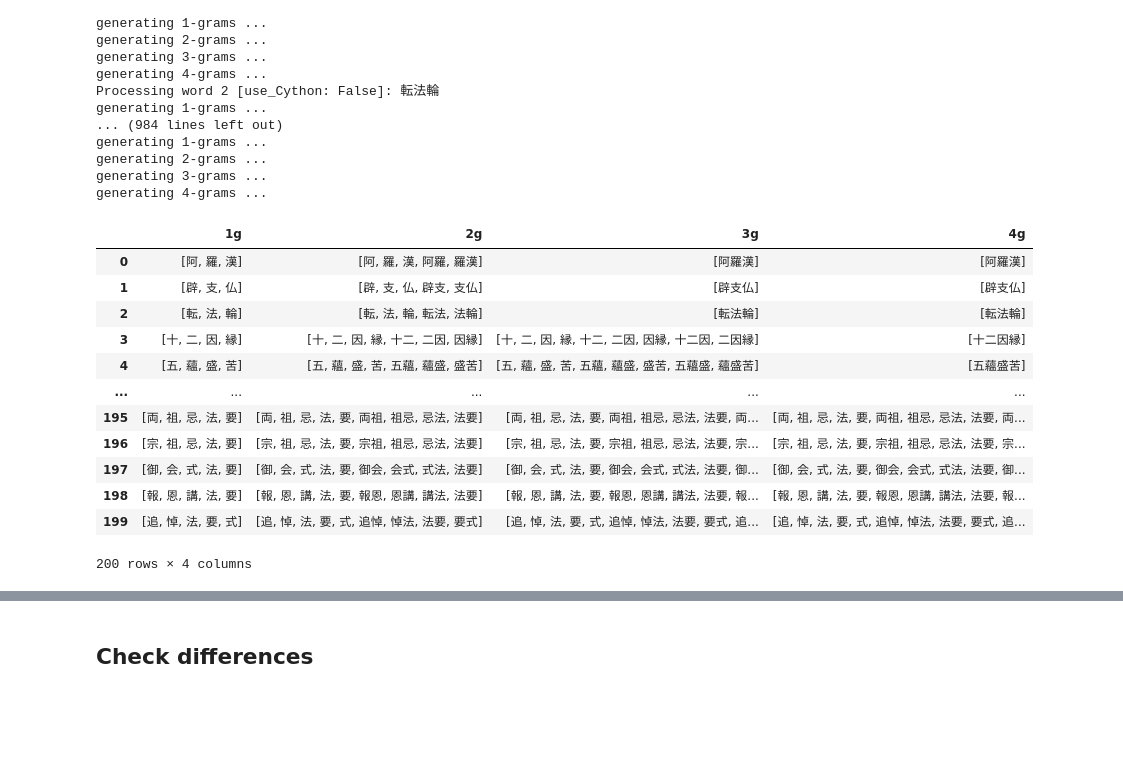
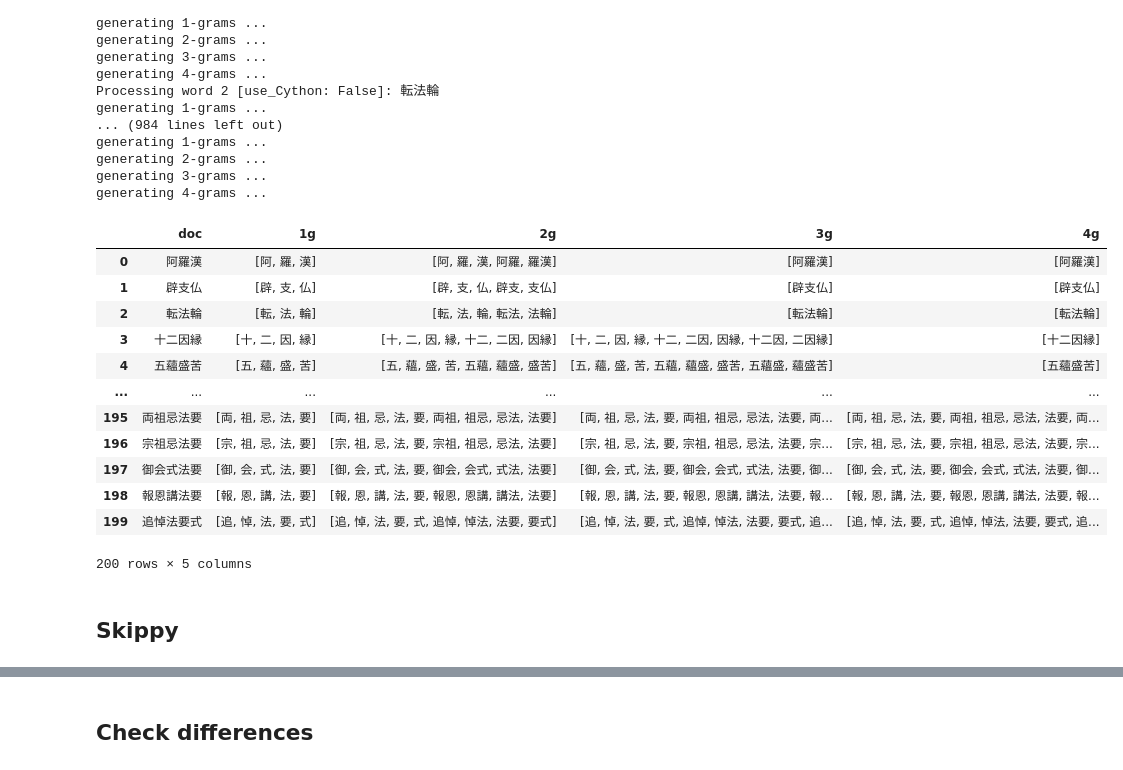
Before and after one commit to kow-k/generators-of-skippy-ngrams, a Jupyter notebook: test-gen2_ngrams.ipynb, the cells around one changed output, grey strips where cells are left out. Saved outputs shown, nothing was run; the diff lists cells and outputs as text; code cells hidden in the pictures; blank space fills up the shorter version.

```diff
--- a/test-gen2_ngrams.ipynb
+++ b/test-gen2_ngrams.ipynb
@@ -140,17 +139,0 @@ df = pd.DataFrame(columns = used_columns)
-# %%
-## generate extended skippy n-grams
-import re, unicodedata
-for i, doc in enumerate(docs):
-    ## update df for word
-    df.loc[i,'doc'] = doc
-
-    print(f"Processing word {i} [use_Cython: {use_Cython}]: {doc}")
-    ## Unicode normalization is necessay to proper handling of accents in languages like Irish and Welsh
-    word_segs = [ seg for seg in re.split(segmenter, unicodedata.normalize('NFC', doc)) if len(seg) > 0 ]
-    for j in range(1, max_n_for_ngram + 1):
-        print(f"generating extended skippy {j}-grams ...")
-        ngrams = gen_ngrams.gen_skippy_ngrams(word_segs, j, j, extended = True, inclusive = ngram_is_inclusive, max_gap_size = max_gap_size, sep = sep_local, as_list = generated_as_list, check = False)
-        if check:
-            print(ngrams)
-        ## update df
-        df.loc[i, f'xsk{j}g'] = ngrams
@@ -193,13 +139,0 @@ df[columns0 + columns3]
-# %%
-## generate regular skippy n-grams
-import re
-for i, doc in enumerate(docs):
-    print(f"Processing word {i} [use_Cython: {use_Cython}]: {doc}")
-    word_segs = [ seg for seg in re.split(segmenter, doc) if len(seg) > 0 ]
-    for j in range(1, max_n_for_ngram + 1):
-        print(f"generating skippy {j}-grams ...")
-        ngrams = gen_ngrams.gen_skippy_ngrams(word_segs, j, j, extended = False, inclusive = ngram_is_inclusive, max_gap_size = max_gap_size, sep = sep_local, as_list = generated_as_list, check = False)
-        if check:
-            print(ngrams)
-        ## update df
-        df.loc[i, f'sk{j}g'] = ngrams
@@ -274,18 +174,20 @@ generating 2-grams ...
 generating 3-grams ...
 generating 4-grams ...
 # %%
-df[columns1]
+df[columns0 + columns1]
 # %% [output]
-|  | 1g | 2g | 3g | 4g |
-| 0 | [阿, 羅, 漢] | [阿, 羅, 漢, 阿羅, 羅漢] | [阿羅漢] | [阿羅漢] |
-| 1 | [辟, 支, 仏] | [辟, 支, 仏, 辟支, 支仏] | [辟支仏] | [辟支仏] |
-| 2 | [転, 法, 輪] | [転, 法, 輪, 転法, 法輪] | [転法輪] | [転法輪] |
-| 3 | [十, 二, 因, 縁] | [十, 二, 因, 縁, 十二, 二因, 因縁] | [十, 二, 因, 縁, 十二, 二因, 因縁, 十二因, 二因縁] | [十二因縁] |
-| 4 | [五, 蘊, 盛, 苦] | [五, 蘊, 盛, 苦, 五蘊, 蘊盛, 盛苦] | [五, 蘊, 盛, 苦, 五蘊, 蘊盛, 盛苦, 五蘊盛, 蘊盛苦] | [五蘊盛苦] |
-| ... | ... | ... | ... | ... |
-| 195 | [両, 祖, 忌, 法, 要] | [両, 祖, 忌, 法, 要, 両祖, 祖忌, 忌法, 法要] | [両, 祖, 忌, 法, 要, 両祖, 祖忌, 忌法, 法要, 両... | [両, 祖, 忌, 法, 要, 両祖, 祖忌, 忌法, 法要, 両... |
-| 196 | [宗, 祖, 忌, 法, 要] | [宗, 祖, 忌, 法, 要, 宗祖, 祖忌, 忌法, 法要] | [宗, 祖, 忌, 法, 要, 宗祖, 祖忌, 忌法, 法要, 宗... | [宗, 祖, 忌, 法, 要, 宗祖, 祖忌, 忌法, 法要, 宗... |
-| 197 | [御, 会, 式, 法, 要] | [御, 会, 式, 法, 要, 御会, 会式, 式法, 法要] | [御, 会, 式, 法, 要, 御会, 会式, 式法, 法要, 御... | [御, 会, 式, 法, 要, 御会, 会式, 式法, 法要, 御... |
-| 198 | [報, 恩, 講, 法, 要] | [報, 恩, 講, 法, 要, 報恩, 恩講, 講法, 法要] | [報, 恩, 講, 法, 要, 報恩, 恩講, 講法, 法要, 報... | [報, 恩, 講, 法, 要, 報恩, 恩講, 講法, 法要, 報... |
-| 199 | [追, 悼, 法, 要, 式] | [追, 悼, 法, 要, 式, 追悼, 悼法, 法要, 要式] | [追, 悼, 法, 要, 式, 追悼, 悼法, 法要, 要式, 追... | [追, 悼, 法, 要, 式, 追悼, 悼法, 法要, 要式, 追... |
+|  | doc | 1g | 2g | 3g | 4g |
+| 0 | 阿羅漢 | [阿, 羅, 漢] | [阿, 羅, 漢, 阿羅, 羅漢] | [阿羅漢] | [阿羅漢] |
+| 1 | 辟支仏 | [辟, 支, 仏] | [辟, 支, 仏, 辟支, 支仏] | [辟支仏] | [辟支仏] |
+| 2 | 転法輪 | [転, 法, 輪] | [転, 法, 輪, 転法, 法輪] | [転法輪] | [転法輪] |
+| 3 | 十二因縁 | [十, 二, 因, 縁] | [十, 二, 因, 縁, 十二, 二因, 因縁] | [十, 二, 因, 縁, 十二, 二因, 因縁, 十二因, 二因縁] | [十二因縁] |
+| 4 | 五蘊盛苦 | [五, 蘊, 盛, 苦] | [五, 蘊, 盛, 苦, 五蘊, 蘊盛, 盛苦] | [五, 蘊, 盛, 苦, 五蘊, 蘊盛, 盛苦, 五蘊盛, 蘊盛苦] | [五蘊盛苦] |
+| ... | ... | ... | ... | ... | ... |
+| 195 | 両祖忌法要 | [両, 祖, 忌, 法, 要] | [両, 祖, 忌, 法, 要, 両祖, 祖忌, 忌法, 法要] | [両, 祖, 忌, 法, 要, 両祖, 祖忌, 忌法, 法要, 両... | [両, 祖, 忌, 法, 要, 両祖, 祖忌, 忌法, 法要, 両... |
+| 196 | 宗祖忌法要 | [宗, 祖, 忌, 法, 要] | [宗, 祖, 忌, 法, 要, 宗祖, 祖忌, 忌法, 法要] | [宗, 祖, 忌, 法, 要, 宗祖, 祖忌, 忌法, 法要, 宗... | [宗, 祖, 忌, 法, 要, 宗祖, 祖忌, 忌法, 法要, 宗... |
+| 197 | 御会式法要 | [御, 会, 式, 法, 要] | [御, 会, 式, 法, 要, 御会, 会式, 式法, 法要] | [御, 会, 式, 法, 要, 御会, 会式, 式法, 法要, 御... | [御, 会, 式, 法, 要, 御会, 会式, 式法, 法要, 御... |
+| 198 | 報恩講法要 | [報, 恩, 講, 法, 要] | [報, 恩, 講, 法, 要, 報恩, 恩講, 講法, 法要] | [報, 恩, 講, 法, 要, 報恩, 恩講, 講法, 法要, 報... | [報, 恩, 講, 法, 要, 報恩, 恩講, 講法, 法要, 報... |
+| 199 | 追悼法要式 | [追, 悼, 法, 要, 式] | [追, 悼, 法, 要, 式, 追悼, 悼法, 法要, 要式] | [追, 悼, 法, 要, 式, 追悼, 悼法, 法要, 要式, 追... | [追, 悼, 法, 要, 式, 追悼, 悼法, 法要, 要式, 追... |
-200 rows × 4 columns
+200 rows × 5 columns
+# %% [markdown]
+## Skippy
```
Also changed, not shown: parts of 15 cells of this notebook.
